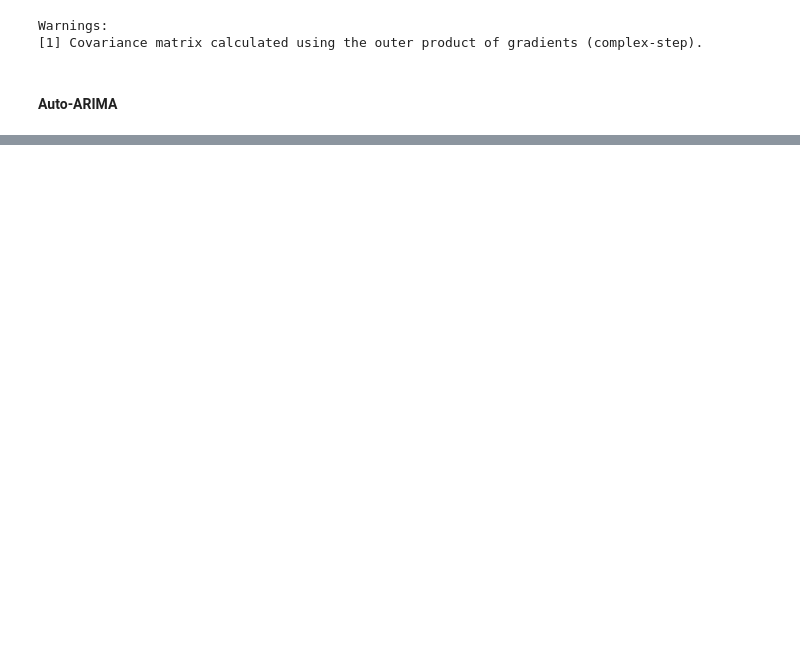
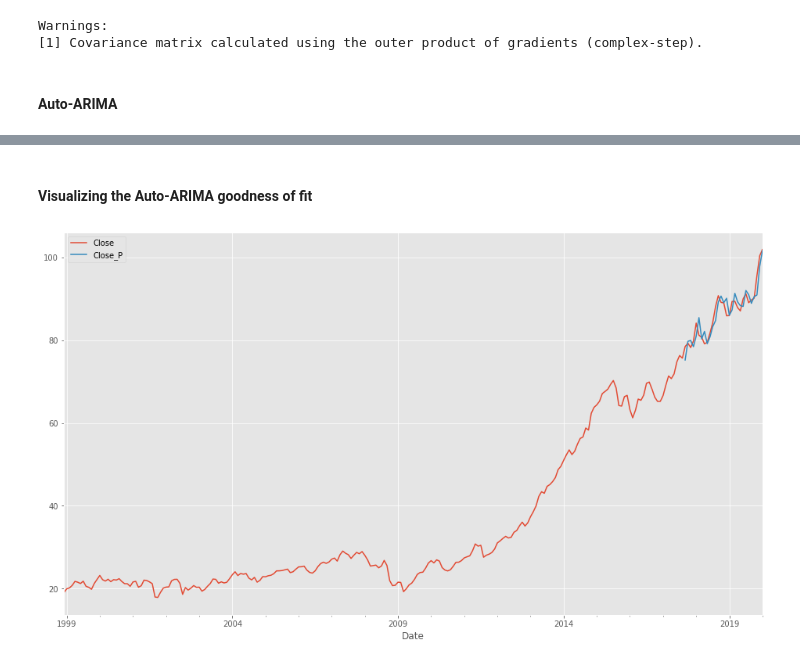
Before and after one commit to andrewcole33/xlv_time_series_analysis, a Jupyter notebook: Mod4_TS_Technical.ipynb, the cells around one changed output, grey strips where cells are left out. Drawn from its saved outputs; the diff is of its cells as text; code cells hidden in the pictures; blank space fills up the shorter version.

```diff
--- a/Mod4_TS_Technical.ipynb
+++ b/Mod4_TS_Technical.ipynb
@@ -178,0 +185,17 @@ Warnings:
+# %%
+# Create a copy DF for addition of forecasted values.
+xlv_monthly_auto = xlv_monthly_mean.copy()
+# %%
+#Reindex to flip order of time series
+xlv_monthly_auto = xlv_monthly_auto.reindex(index=xlv_monthly_mean.index[::-1])
+# %%
+#Re-run ARIMA model using AUTO-ARIMA generated parameters
+warnings.filterwarnings(action='once')
+Auto_ARIMA = sm.tsa.statespace.SARIMAX(xlv_monthly_auto.Close,
+                                       order = (2,2,2),
+                                       seasonal_order = (1,1,2,12),
+                                       enforce_stationarity = False,
+                                       enforce_invertability = False)
+output_auto = Auto_ARIMA.fit()
+print(output_auto.summary().tables[1])
+output_auto.summary()
@@ -178,0 +238,10 @@ Warnings:
+# %% [markdown]
+#### Visualizing the Auto-ARIMA goodness of fit
+# %%
+# Create a new feature for predicted monthly mean values and plot over original values
+xlv_monthly_auto['Close_P'] = output_auto.predict(start = 225, end = 254, dynamic = False)
+xlv_monthly_auto[['Close', 'Close_P']].plot(figsize = (16,9))
+plt.legend(loc = 'upper left')
+plt.show()
+# %% [output]
+[figure, added]
```
Also changed, not shown: parts of 11 cells of this notebook, 7 other files.
